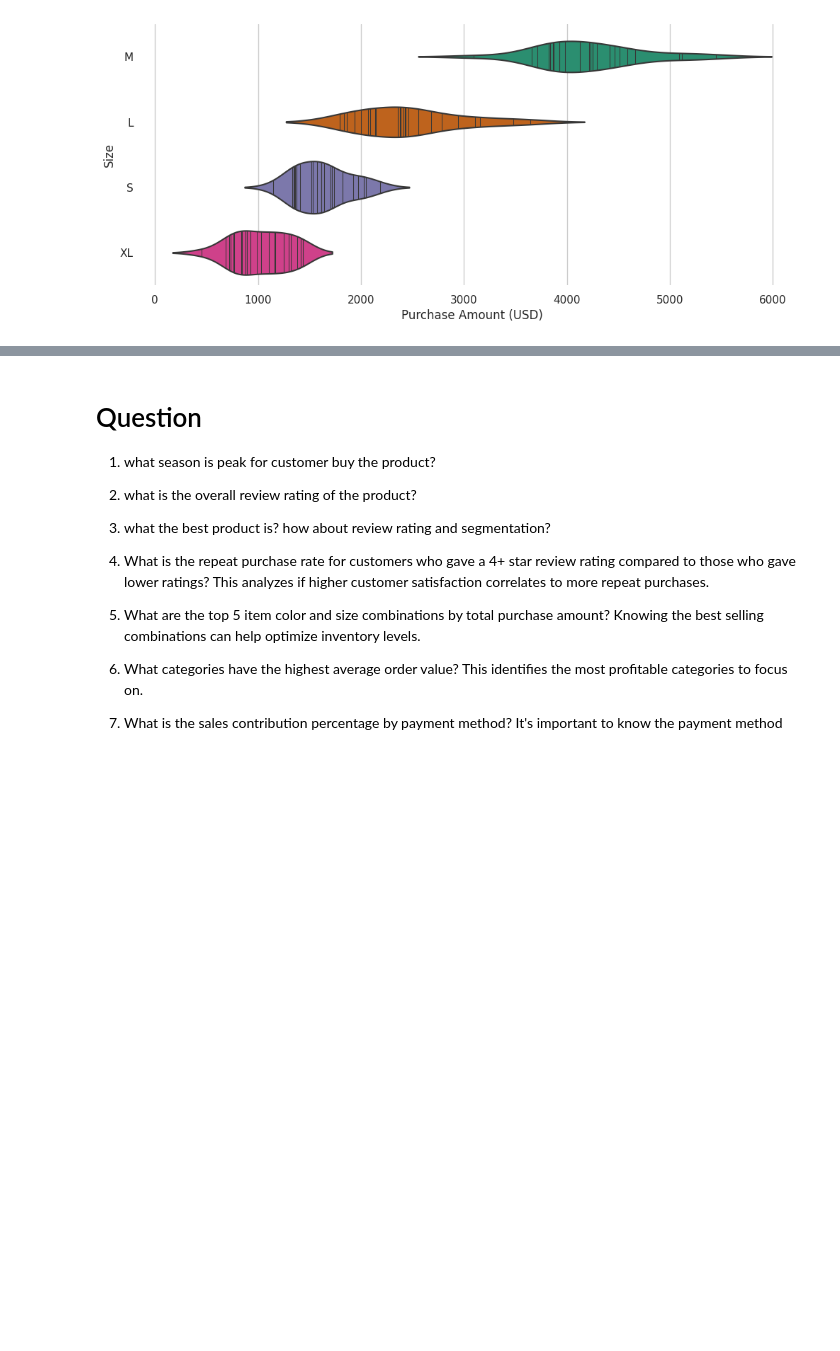
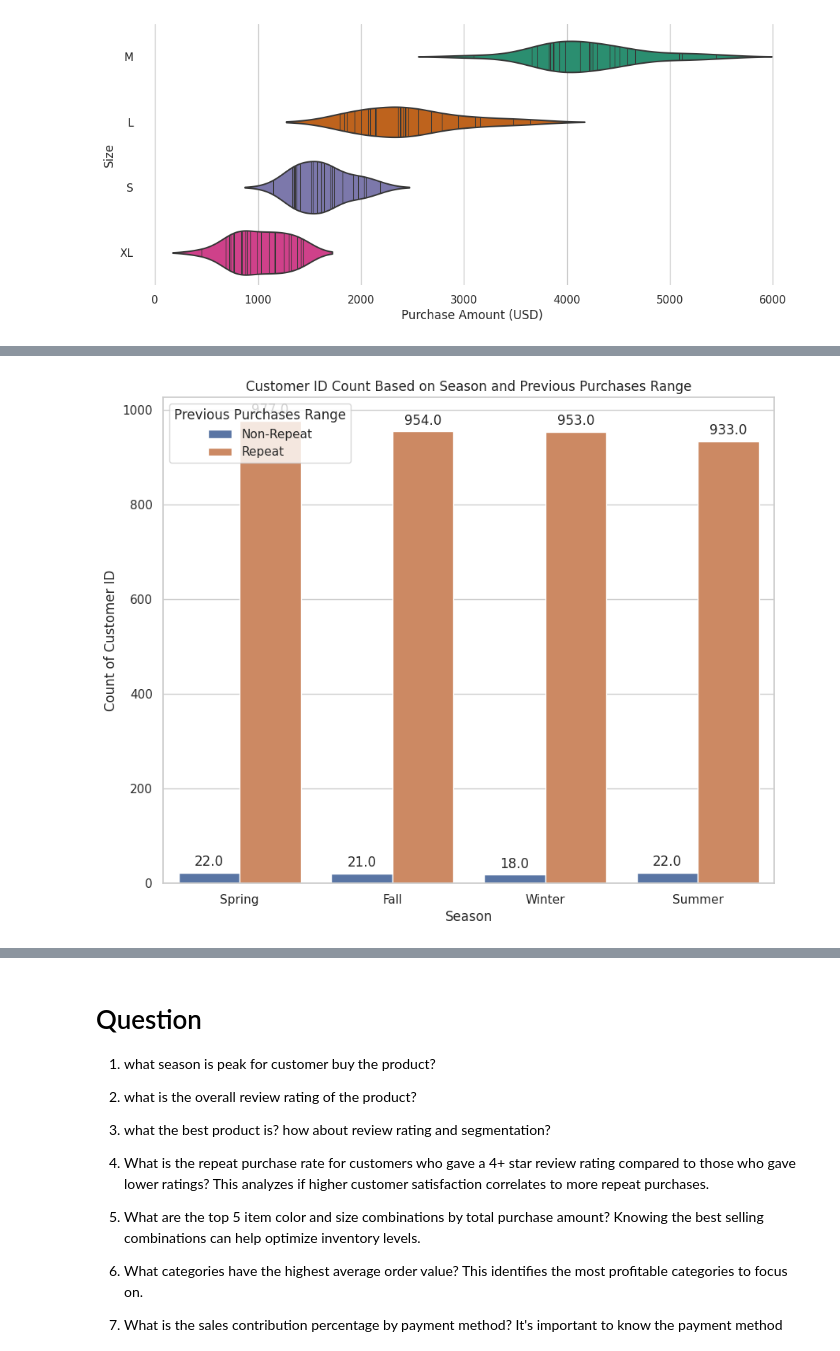
Before and after one commit to DzikriNurRochim/Data_science, a Jupyter notebook: Customer_Shipping.ipynb, the cells around one changed output, grey strips where cells are left out. Cells and saved outputs as stored; diff of their text form; code cells hidden in the pictures; blank space fills up the shorter version.

```diff
--- a/Customer_Shipping.ipynb
+++ b/Customer_Shipping.ipynb
@@ -1801,0 +2017,8 @@ Top 5 Purchase Amount (USD) by Color and Size  :
+# %%
+#Retrieve data from originalsource then use copy syntax, so it wont affect original source
+data_split=data[['Customer ID','Previous Purchases','Season']].copy()
+#add new column and apply function lambda
+data_split['Previous Purchases Range']=data_split['Previous Purchases'].apply(lambda x:'Repeat' if x>1 else 'Non-Repeat')
+#grouping it and count it
+data_split_count=data_split.groupby(['Season', 'Previous Purchases Range'])[['Customer ID']].count().reset_index()
+data_split_count
@@ -1801,0 +2035,24 @@ Top 5 Purchase Amount (USD) by Color and Size  :
+# %%
+plt.figure(figsize=(10, 8))
+
+
+# Using Seaborn's bar plot with order parameter for 'Repeat' category
+ax = sns.barplot(x='Season', y='Customer ID', hue='Previous Purchases Range',
+                 order=data_split_count[data_split_count['Previous Purchases Range'] == 'Repeat']
+                       .sort_values(by='Customer ID', ascending=False)['Season'],
+                 data=data_split_count)
+
+# Adding labels and title
+plt.xlabel('Season')
+plt.ylabel('Count of Customer ID')
+plt.title('Customer ID Count Based on Season and Previous Purchases Range')
+
+for p in ax.patches:
+    height = p.get_height()
+    width = p.get_width()
+    x = p.get_x() + width / 2.
+    ax.annotate(text=str(height), xy=(x, height), xytext=(0, 10), ha='center', va='center', textcoords='offset points')
+# Display the plot
+plt.show()
+# %% [output]
+[figure, added]
```
Also changed, not shown: parts of 37 cells of this notebook.
